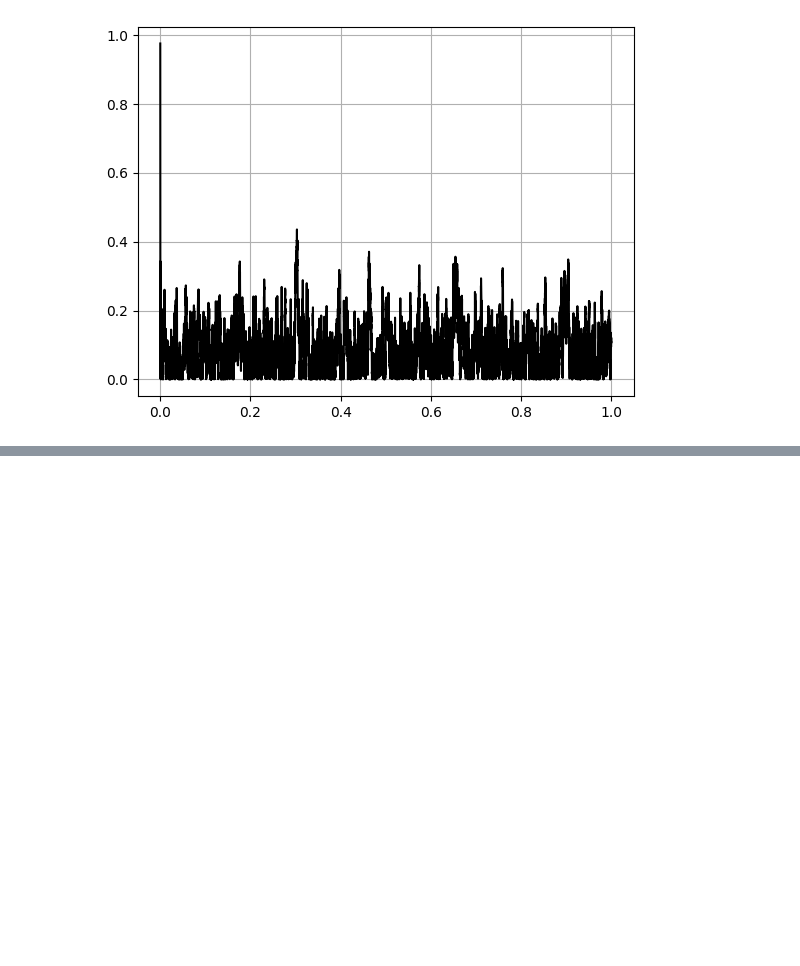
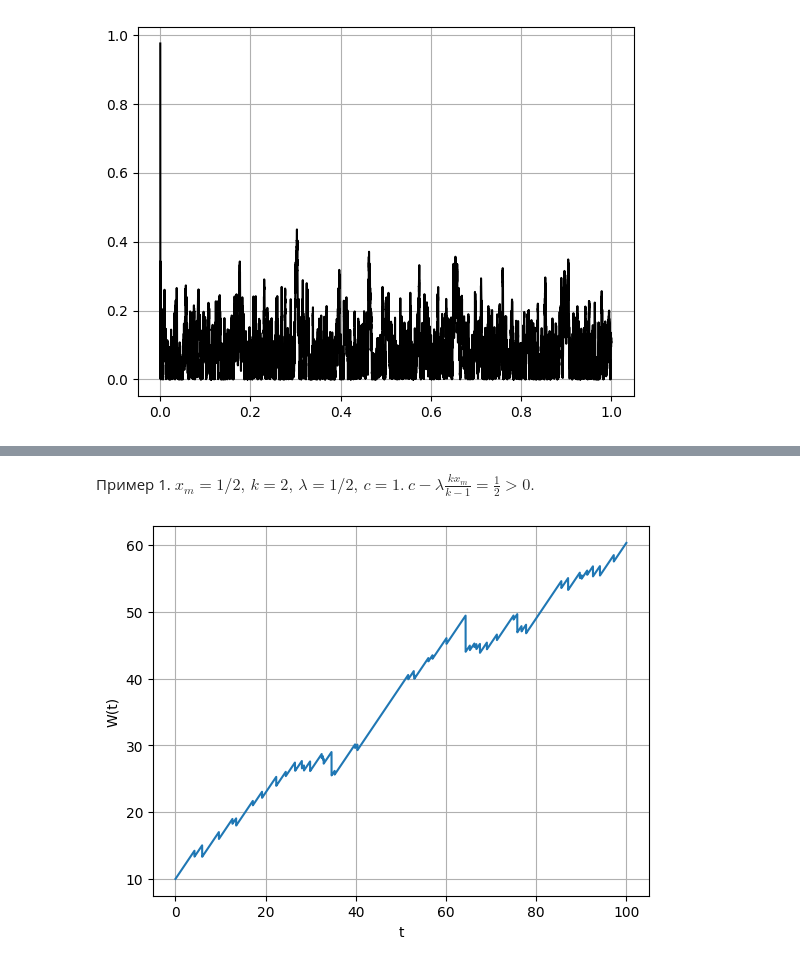
Before and after one commit to Taratin478478/practicum, a Jupyter notebook: semester_7/StochAn/stochastic__analysis_milovidov.ipynb, the cells around one changed output, grey strips where cells are left out. Cells and saved outputs as stored; diff of their text form; code cells hidden in the pictures; blank space fills up the shorter version.

```diff
--- a/semester_7/StochAn/stochastic__analysis_milovidov.ipynb
+++ b/semester_7/StochAn/stochastic__analysis_milovidov.ipynb
@@ -1984,0 +2083,45 @@ plt.show()
+# %%
+def get_pareto(xm, k, d):
+    if isinstance(d, (int, np.integer)):
+        d = (d,)
+    return xm * np.power(1 - np.random.rand(*d), -1/k)
+# %%
+def plot_insurance(W0, c, xm, k, l, T, M):
+    N = get_poisson_exp(l * T, 1)
+    t = sorted(get_uniform(0, T, N))
+    X = get_pareto(xm, k, N)
+    t_space = np.linspace(0, T, M)
+    W = W0 + c * t_space
+    i = 0
+    cur_X = 0
+    f = False
+    for cur_t in range(M):
+        if f:
+            W[cur_t] = 0
+        else:
+            while (i < N and t[i] <= cur_t / M * T):
+                cur_X += X[i]
+                i += 1
+            W[cur_t] -= cur_X
+            if (W[cur_t] < 0):
+                W[cur_t] = 0
+                f = True
+    fig, ax = plt.subplots()
+    ax.grid(True)
+    ax.plot(t_space, W)
+    ax.set_xlabel("t")
+    ax.set_ylabel("W(t)")
+    plt.show()
+# %% [markdown]
+Пример 1. $x_m = 1/2,\, k = 2,\, \lambda = 1/2,\, c = 1.\ c - \lambda \frac{kx_m}{k - 1} = \frac{1}{2} > 0.$
+# %%
+W0 = 10
+c = 1
+xm = 1/2
+k = 2
+l = 1/2
+T = 100
+M = 10000
+plot_insurance(W0, c, xm, k, l, T, M)
+# %% [output]
+[figure, added]
```
Also changed, not shown: parts of 20 cells of this notebook, 1 other file.
